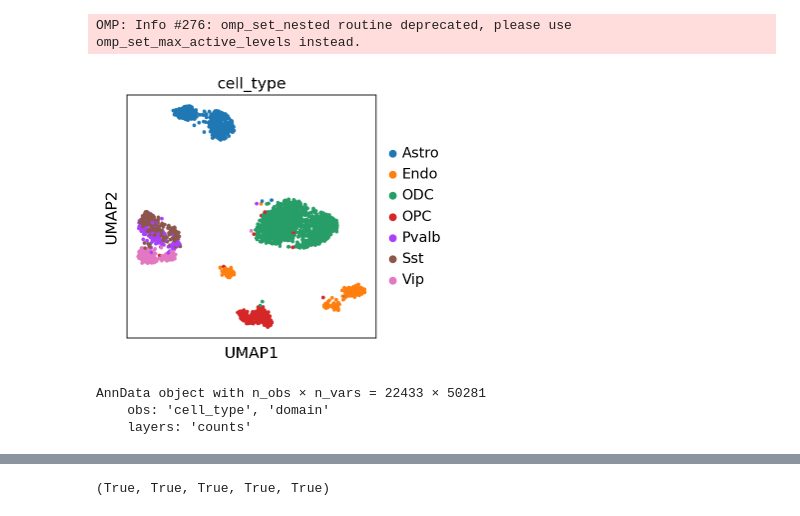
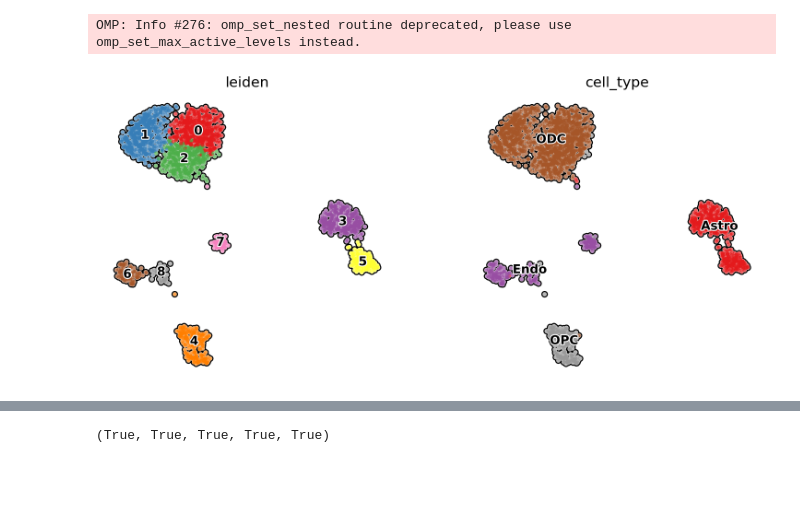
Before and after one commit to 4dglab/SEE, a Jupyter notebook: script/3. Glue data preprocess.ipynb, the cells around one changed output, grey strips where cells are left out. Cells and saved outputs as stored; diff of their text form; code cells hidden in the pictures; blank space fills up the shorter version.

```diff
--- a/script/3. Glue data preprocess.ipynb
+++ b/script/3. Glue data preprocess.ipynb
@@ -44,4 +15,10 @@ hic.obs
+# %%
+concern_cell_type = ['Astro', 'Endo', 'ODC', 'OPC']
 # %%
+hic = anndata.read_h5ad("/home/micl/workspace/lmh_data/Lee2019/scHiC.h5ad")
+
 hic.obs_names = hic.obs_names.str.split(r"[:_]").map(lambda x: '_'.join(x[:-2]))
-hic.obs
+hic.obs["cell_type"] = hic.obs_names.str.split(r"[:_]").map(lambda x: x[5])
+hic = hic[hic.obs['cell_type'].isin(concern_cell_type),:]
+hic
 # %% [output]
@@ -103,3 +27,0 @@ del hic_pca; import gc; gc.collect();
-# %%
-hic = hic[hic.obs['cell_type'].isin(['Astro', 'Endo', 'ODC', 'OPC', 'Pvalb', 'Sst', 'Vip']),:]
-hic.obs
@@ -121,15 +28,17 @@ hic.obs
-# %%
-sc.pp.neighbors(hic, use_rep="X_pca", metric="cosine")
-sc.tl.umap(hic)
-sc.pl.umap(hic, color="cell_type")
-# %% [output]
-OMP: Info #276: omp_set_nested routine deprecated, please use omp_set_max_active_levels instead.
-[figure, removed]
-# %%
-rna = anndata.read_h5ad("/home/micl/workspace/lmh_data/Human_M1_10x/scRNA.h5ad")
-rna.layers["counts"] = rna.X.copy()
-rna
-# %% [output]
-AnnData object with n_obs × n_vars = 22433 × 50281
-    obs: 'cell_type', 'domain'
-    layers: 'counts'
+# %%
+hic_pca = pd.read_csv('/home/micl/workspace/lmh_data/Lee2019/BandNorm/embedding.txt', sep='\t')
+hic_pca.index = hic_pca.index.str.split(".").map(lambda x: x[0])
+hic_pca = hic_pca.loc[hic.obs.index]
+hic.obsm["X_pca"] = hic_pca.to_numpy()
+
+def hic_pca():
+    sc.pp.neighbors(hic, use_rep="X_pca", metric="cosine")
+    sc.tl.umap(hic)
+    sc.tl.leiden(hic)
+hic_pca()
+with rc_context({'figure.figsize': (5, 5)}):
+    sc.pl.umap(hic, color=['leiden', 'cell_type'], add_outline=True, legend_loc='on data',
+               legend_fontsize=12, legend_fontoutline=2, frameon=False, palette='Set1')
+# %% [output]
+OMP: Info #276: omp_set_nested routine deprecated, please use omp_set_max_active_levels instead.
+[figure, added]
```
Also changed, not shown: parts of 39 cells of this notebook, 10 other files.
